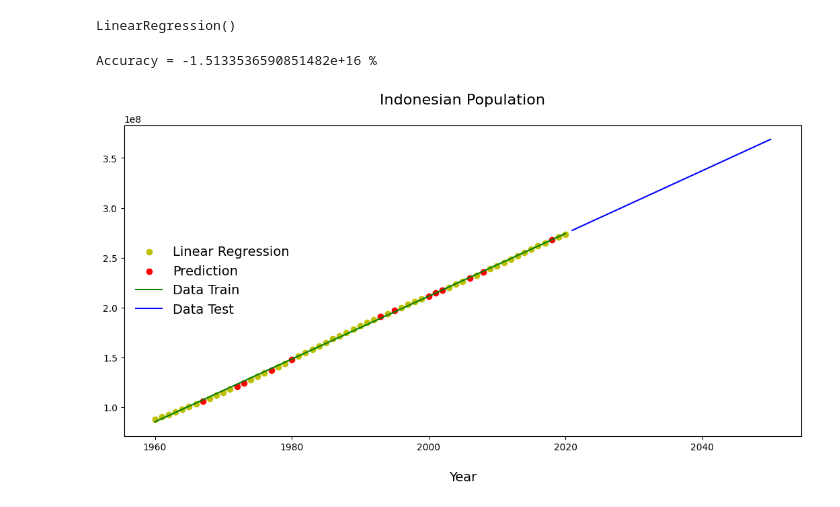
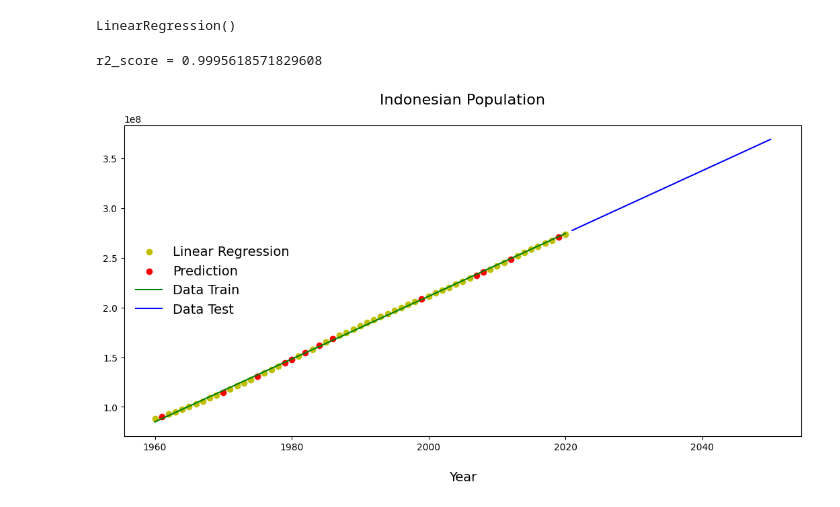
Before and after one commit to mhviz/indonesian_population, a Jupyter notebook: notebook.ipynb, the cells around one changed output. Saved outputs shown, nothing was run; the diff lists cells and outputs as text; code cells hidden in the pictures.

```diff
--- a/notebook.ipynb
+++ b/notebook.ipynb
@@ -40,23 +43,24 @@ model = LinearRegression()
 model.fit(X_train, y_train)
 # %% [output]
 LinearRegression()
+# %%
+y_pred = model.predict(X_test)
+#score
+
+r2=r2_score(y_test, y_pred)
+print(f'r2_score = {r2}')
+# %% [output]
+r2_score = 0.9995618571829608
 # %%
-#score
-
-r2=r2_score(X_test, y_test)*100
-#r2='{:.2f}'.format(r2)
-print('\nAccuracy = {} %'.format(r2))
-
 #visualize
 fig = plt.figure(figsize=(13,6))
 plt.scatter(X_train, y_train,color='y')
 plt.scatter(X_test, y_test,color='r')
 plt.plot(np.linspace(1960,2020,90).reshape(-1,1), model.predict(np.linspace(1960,2020,90).reshape(-1,1)),'g')
 plt.plot(np.linspace(2021,2050,30).reshape(-1,1), model.predict(np.linspace(2021,2050,30).reshape(-1,1)),'b')
 plt.title('Indonesian Population\n',fontsize=16,loc="center")
 plt.legend(['Linear Regression','Prediction','Data Train', 'Data Test'],fontsize=14,loc="center left",markerscale=1,frameon=False)
 plt.xlabel('\nYear',fontsize=14)
 plt.show()
 # %% [output]
-Accuracy = -1.5133536590851482e+16 %
-[figure, old version]
+[figure, new version]
```
Also changed, not shown: parts of 8 cells of this notebook.
